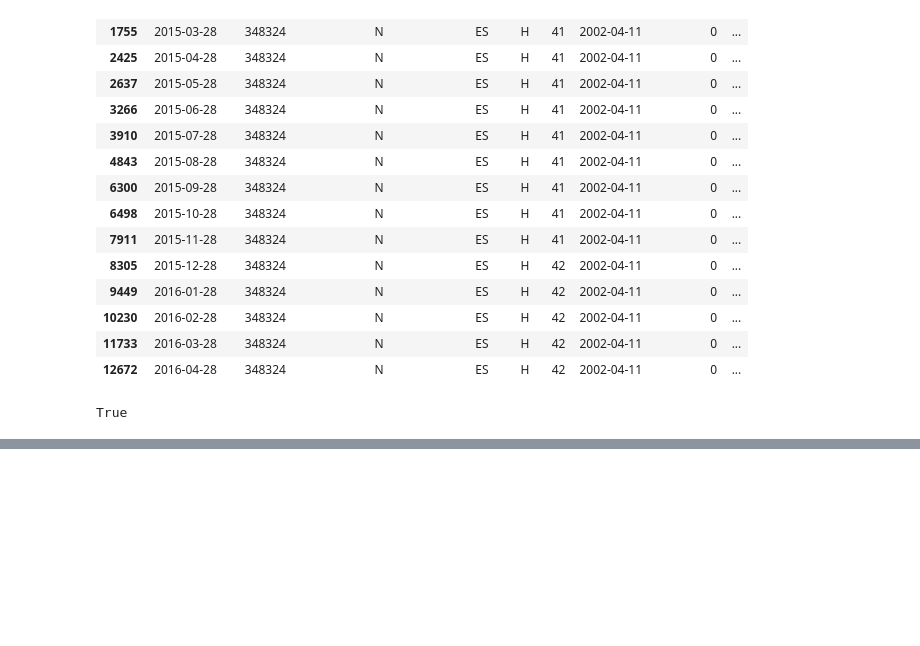
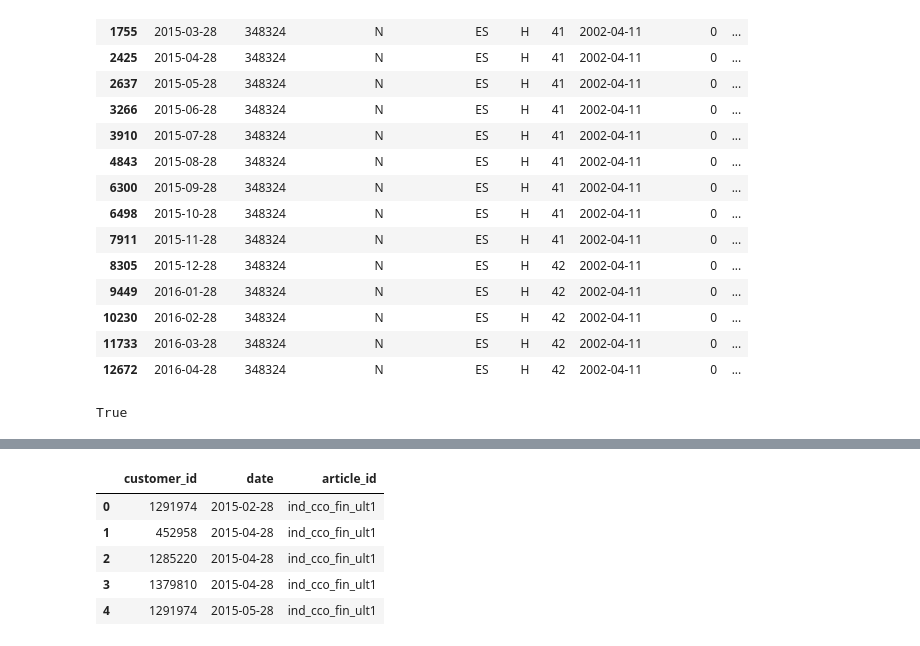
Before and after one commit to getindata/quickstart-ml-blueprints, a Jupyter notebook: notebooks/santander_to_act.ipynb, the cells around one changed output, grey strips where cells are left out. Saved outputs shown, nothing was run; the diff lists cells and outputs as text; code cells hidden in the pictures; blank space fills up the shorter version.

```diff
--- a/notebooks/santander_to_act.ipynb
+++ b/notebooks/santander_to_act.ipynb
@@ -287,0 +453,3 @@ True
+# %%
+train_t = _concat_chunks(context.catalog.load(train_t_path))
+val_t = _concat_chunks(context.catalog.load(val_t_path))
@@ -287,0 +463,9 @@ True
+# %%
+train_t.head()
+# %% [output]
+|  | customer_id | date | article_id |
+| 0 | 1291974 | 2015-02-28 | ind_cco_fin_ult1 |
+| 1 | 452958 | 2015-04-28 | ind_cco_fin_ult1 |
+| 2 | 1285220 | 2015-04-28 | ind_cco_fin_ult1 |
+| 3 | 1379810 | 2015-04-28 | ind_cco_fin_ult1 |
+| 4 | 1291974 | 2015-05-28 | ind_cco_fin_ult1 |
```
Also changed, not shown: parts of 13 cells of this notebook, 4 other files.
